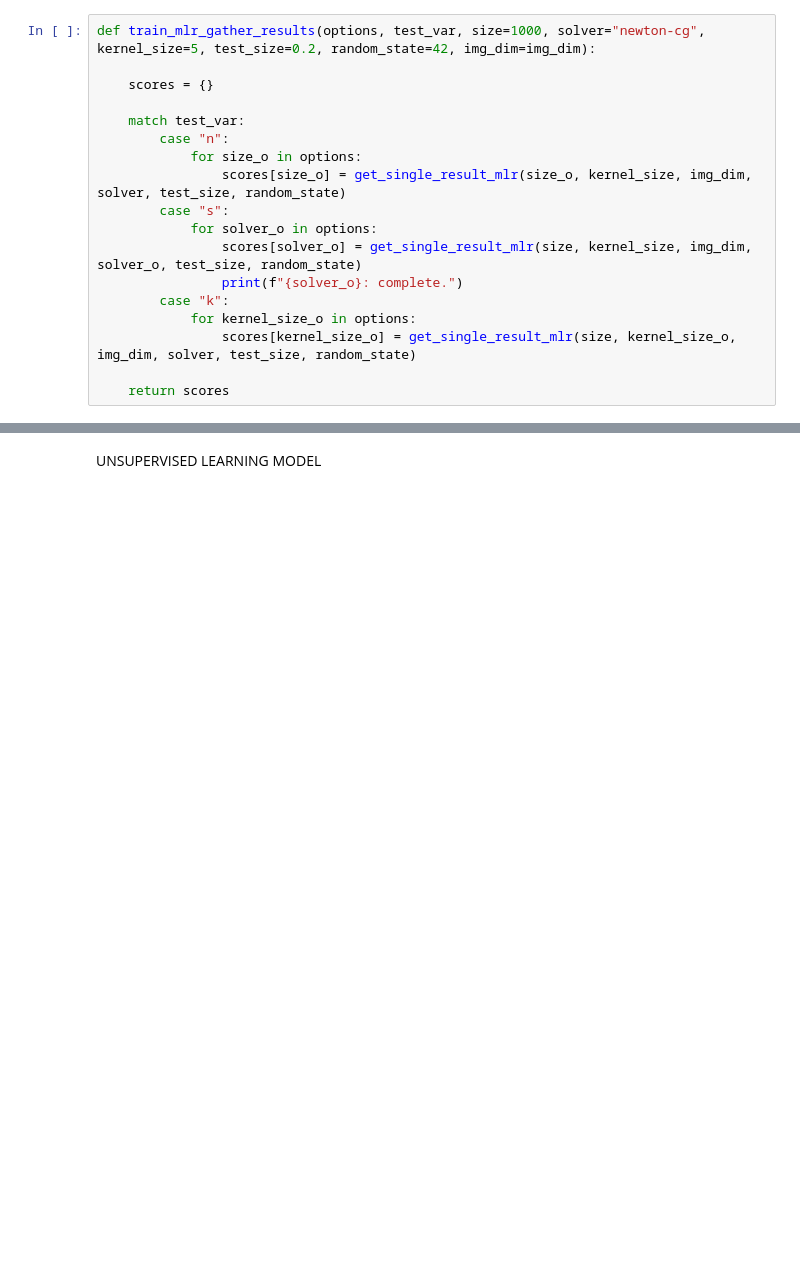
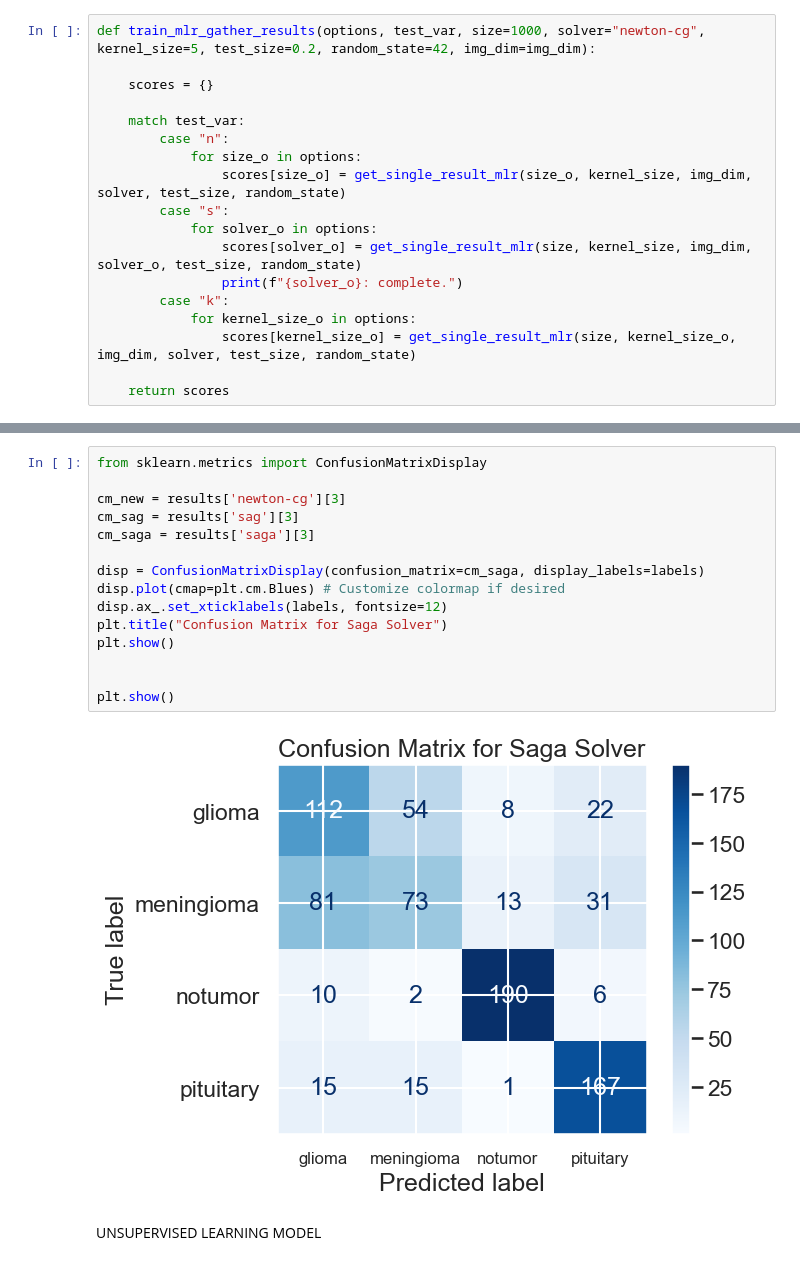
Before and after one commit to gilololol64/DataScienceProject, a Jupyter notebook: sample.ipynb, the cells around one changed output, grey strips where cells are left out. Saved outputs shown, nothing was run; the diff lists cells and outputs as text; blank space fills up the shorter version.

```diff
--- a/sample.ipynb
+++ b/sample.ipynb
@@ -184,3 +214,20 @@ KeyboardInterrupt:
+# %%
+from sklearn.metrics import ConfusionMatrixDisplay
+
+cm_new = results['newton-cg'][3]
+cm_sag = results['sag'][3]
+cm_saga = results['saga'][3]
+
+disp = ConfusionMatrixDisplay(confusion_matrix=cm_saga, display_labels=labels)
+disp.plot(cmap=plt.cm.Blues) # Customize colormap if desired
+disp.ax_.set_xticklabels(labels, fontsize=12)
+plt.title("Confusion Matrix for Saga Solver")
+plt.show()
+
+
+plt.show()
+# %% [output]
+[figure, added]
 # %% [markdown]
 UNSUPERVISED LEARNING MODEL
 # %%
```
Also changed, not shown: parts of 3 cells of this notebook, 1 other file.
